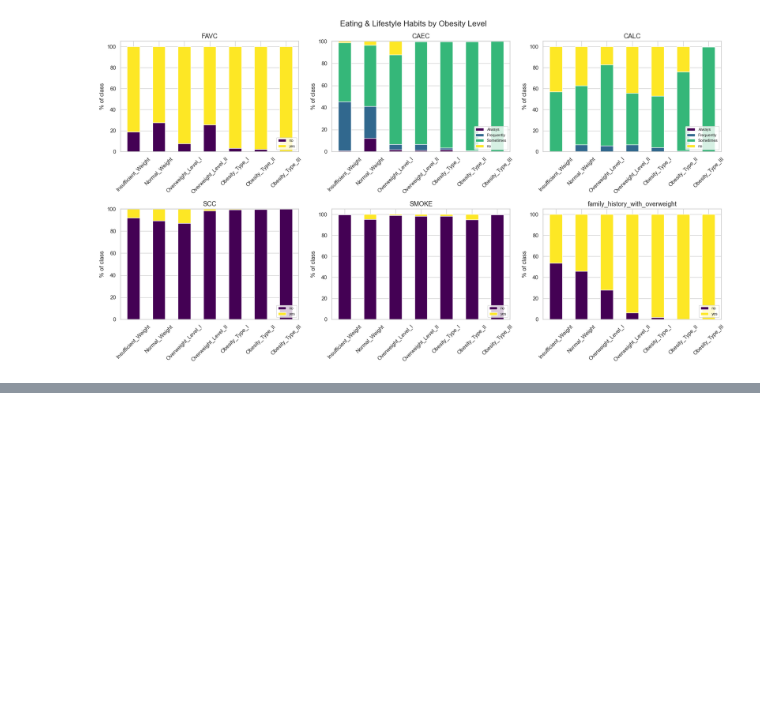
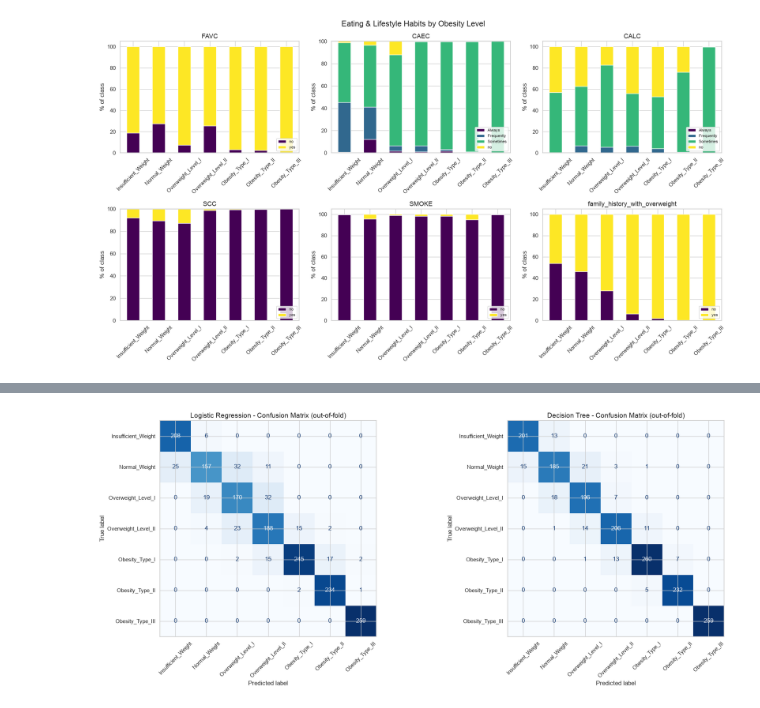
Before and after one commit to SoumayaTmane/MachineLearning-Project, a Jupyter notebook: DataCleaning.ipynb, the cells around one changed output, grey strips where cells are left out. Cells and saved outputs as stored; diff of their text form; code cells hidden in the pictures; blank space fills up the shorter version.

```diff
--- a/DataCleaning.ipynb
+++ b/DataCleaning.ipynb
@@ -236,0 +406,11 @@ plt.show()
+# %%
+# 6.8 Per-Class Results
+# cross_val_predict gives each training sample a prediction from a model that never saw it.
+# The test set stays untouched until the final evaluation (after tuning).
+baseline_models = {'Logistic Regression': log_reg_pipeline, 'Decision Tree': tree_pipeline}
+oof_predictions = {}
+
+for name, pipeline in baseline_models.items():
+    oof_predictions[name] = cross_val_predict(pipeline, X_train_raw, y_train, cv=cv, n_jobs=-1)
+    print(f'\n=== {name}: classification report (out-of-fold) ===')
+    print(classification_report(y_train, oof_predictions[name], target_names=target_order, digits=3))
@@ -236,0 +435,13 @@ plt.show()
+# %%
+# Confusion matrices (rows = true level, columns = predicted level)
+fig, axes = plt.subplots(1, 2, figsize=(20, 8))
+for ax, (name, preds) in zip(axes, oof_predictions.items()):
+    cm = confusion_matrix(y_train, preds)
+    ConfusionMatrixDisplay(cm, display_labels=target_order).plot(
+        ax=ax, cmap='Blues', xticks_rotation=45, colorbar=False
+    )
+    ax.set_title(f'{name} - Confusion Matrix (out-of-fold)', fontsize=14)
+plt.tight_layout()
+plt.show()
+# %% [output]
+[figure, added]
```
Also changed, not shown: parts of 23 cells of this notebook.
